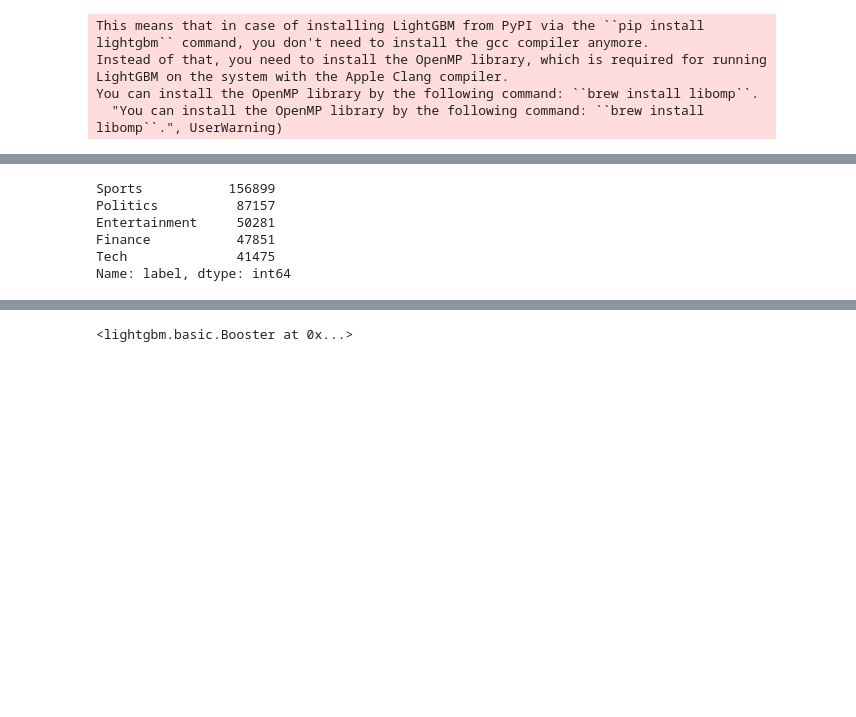
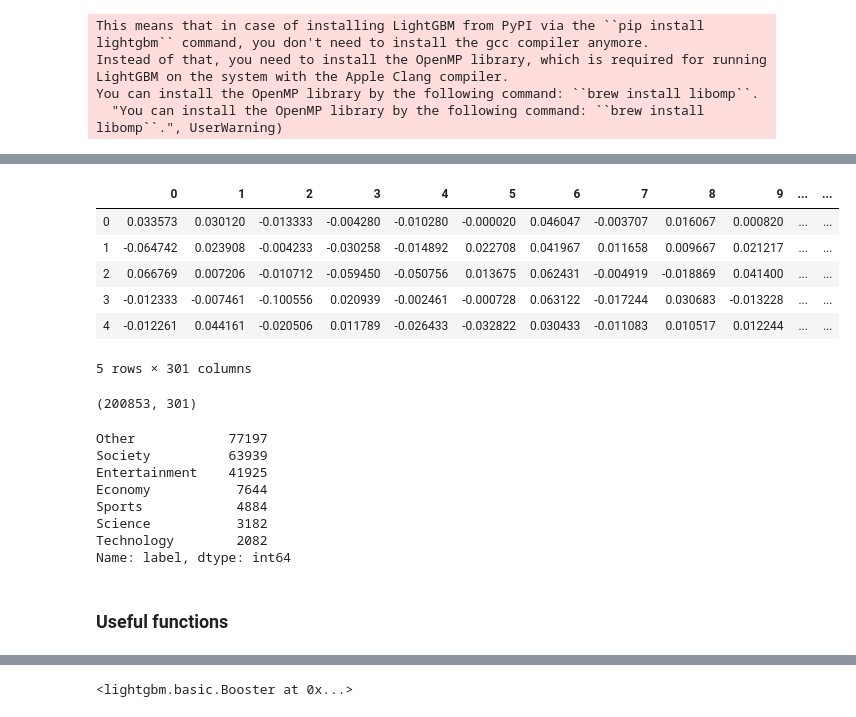
Before and after one commit to sudevschiz/tgnews, a Jupyter notebook: category_classifier.ipynb, the cells around one changed output, grey strips where cells are left out. Drawn from its saved outputs; the diff is of its cells as text; code cells hidden in the pictures; blank space fills up the shorter version.

```diff
--- a/category_classifier.ipynb
+++ b/category_classifier.ipynb
@@ -21,11 +240,32 @@ df = pd.read_csv('Data/Training_Data/alldata_embedded_vector_norm.csv')
+# %%
+# Load from file
+df = pd.read_csv('Data/Training_Data/df_kaggle_vector.csv')
+# %%
+df.head()
+# %% [output]
+|  | 0 | 1 | 2 | 3 | 4 | 5 | 6 | 7 | 8 | 9 | ... | ... |
+| 0 | 0.033573 | 0.030120 | -0.013333 | -0.004280 | -0.010280 | -0.000020 | 0.046047 | -0.003707 | 0.016067 | 0.000820 | ... | ... |
+| 1 | -0.064742 | 0.023908 | -0.004233 | -0.030258 | -0.014892 | 0.022708 | 0.041967 | 0.011658 | 0.009667 | 0.021217 | ... | ... |
+| 2 | 0.066769 | 0.007206 | -0.010712 | -0.059450 | -0.050756 | 0.013675 | 0.062431 | -0.004919 | -0.018869 | 0.041400 | ... | ... |
+| 3 | -0.012333 | -0.007461 | -0.100556 | 0.020939 | -0.002461 | -0.000728 | 0.063122 | -0.017244 | 0.030683 | -0.013228 | ... | ... |
+| 4 | -0.012261 | 0.044161 | -0.020506 | 0.011789 | -0.026433 | -0.032822 | 0.030433 | -0.011083 | 0.010517 | 0.012244 | ... | ... |
+5 rows × 301 columns
+# %%
+df.shape
+# %% [output]
+(200853, 301)
 # %%
 df.label.value_counts()
 # %% [output]
-Sports           156899
-Politics          87157
-Entertainment     50281
-Finance           47851
-Tech              41475
+Other            77197
+Society          63939
+Entertainment    41925
+Economy           7644
+Sports            4884
+Science           3182
+Technology        2082
 Name: label, dtype: int64
+# %% [markdown]
+### Useful functions
 # %%
 def numerize_label(s):
```
Also changed, not shown: parts of 58 cells of this notebook, 17 other files.
